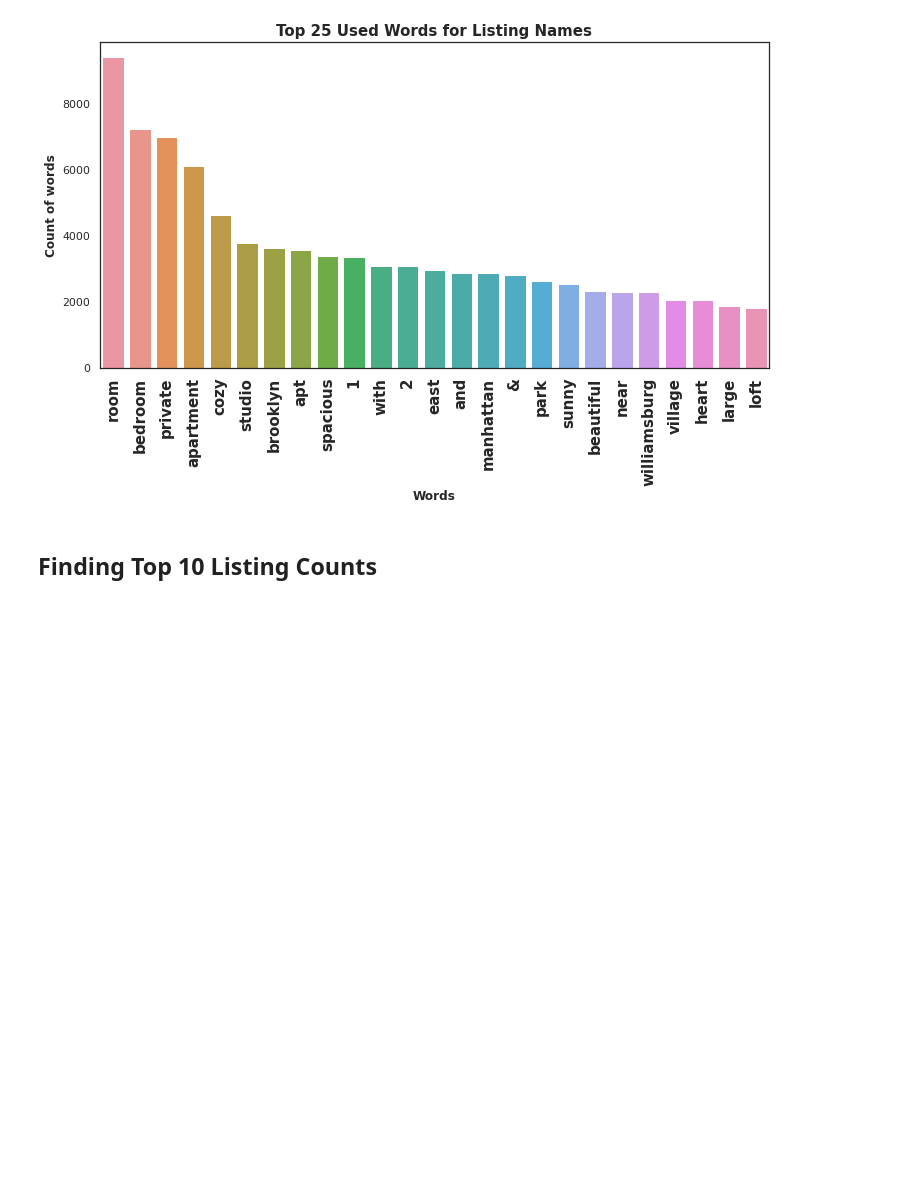
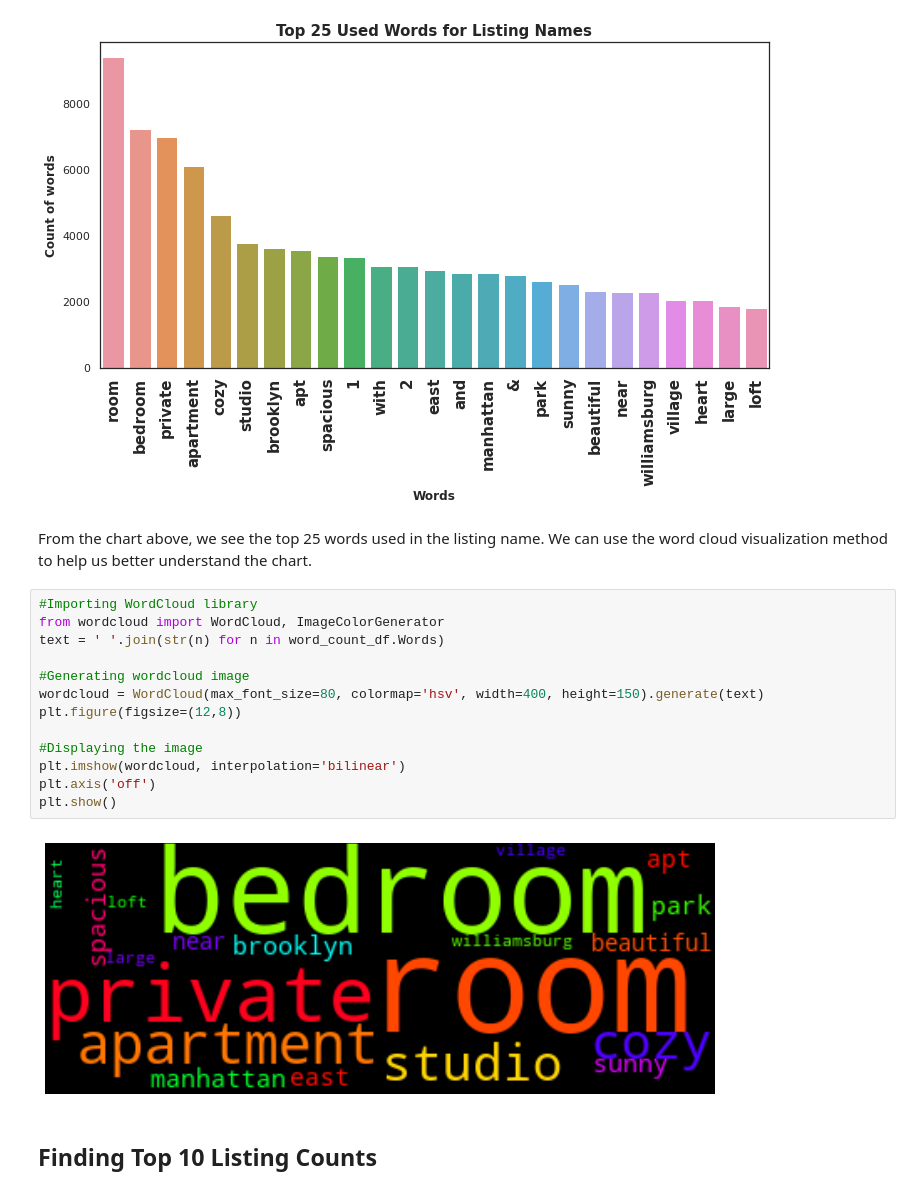
Before and after one commit to Shantanuh10/Airbnb_EDA_Project-, a Jupyter notebook: Shantanu's_Notebook_Airbnb_Bookings_Analysis_Capstone_Project.ipynb, the cells around one changed output. Saved outputs shown, nothing was run; the diff lists cells and outputs as text; blank space fills up the shorter version.

```diff
--- a/Shantanu's_Notebook_Airbnb_Bookings_Analysis_Capstone_Project.ipynb
+++ b/Shantanu's_Notebook_Airbnb_Bookings_Analysis_Capstone_Project.ipynb
@@ -296,6 +364,23 @@ count_viz.set_xticklabels(count_viz.get_xticklabels(),rotation = 90, weight = 'b
  Text(0, 0, 'large'),
  Text(0, 0, 'loft')]
 [figure]
+# %% [markdown]
+From the chart above, we see the top 25 words used in the listing name. We can use the word cloud visualization method to help us better understand the chart.
+# %%
+#Importing WordCloud library
+from wordcloud import WordCloud, ImageColorGenerator
+text = ' '.join(str(n) for n in word_count_df.Words)
+
+#Generating wordcloud image
+wordcloud = WordCloud(max_font_size=80, colormap='hsv', width=400, height=150).generate(text)
+plt.figure(figsize=(12,8))
+
+#Displaying the image
+plt.imshow(wordcloud, interpolation='bilinear')
+plt.axis('off')
+plt.show()
+# %% [output]
+[figure, added]
 # %% [markdown]
 ## Finding Top 10 Listing Counts
 # %%
```
Also changed, not shown: parts of 5 cells of this notebook.
